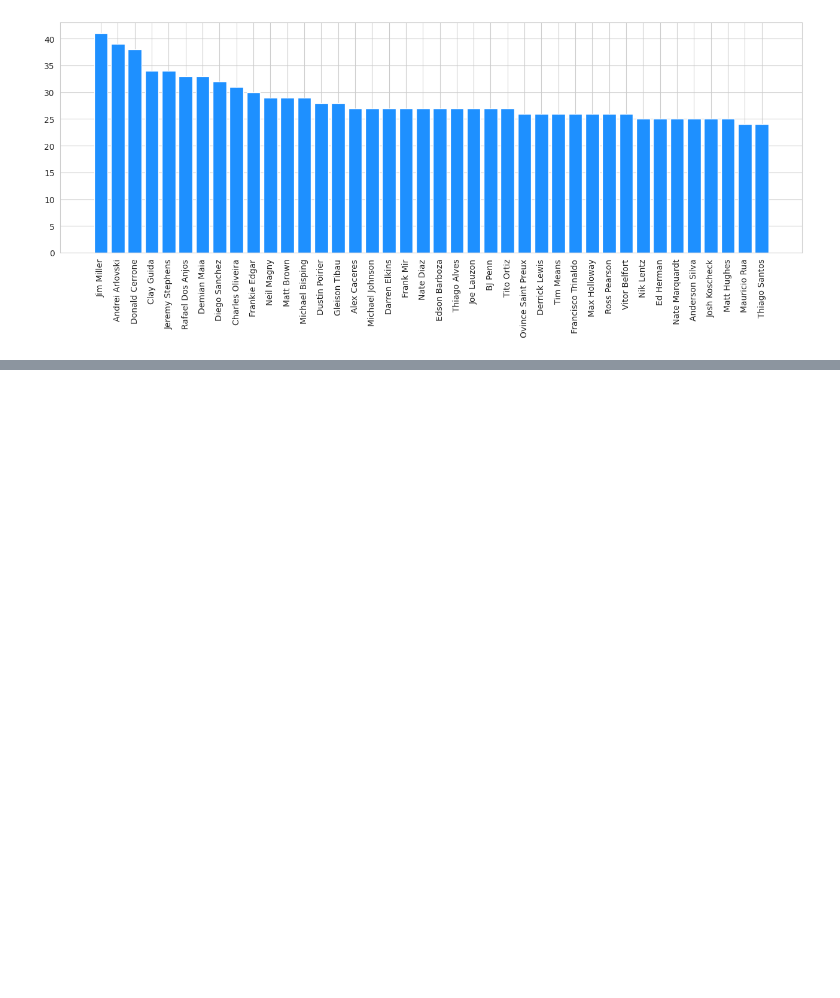
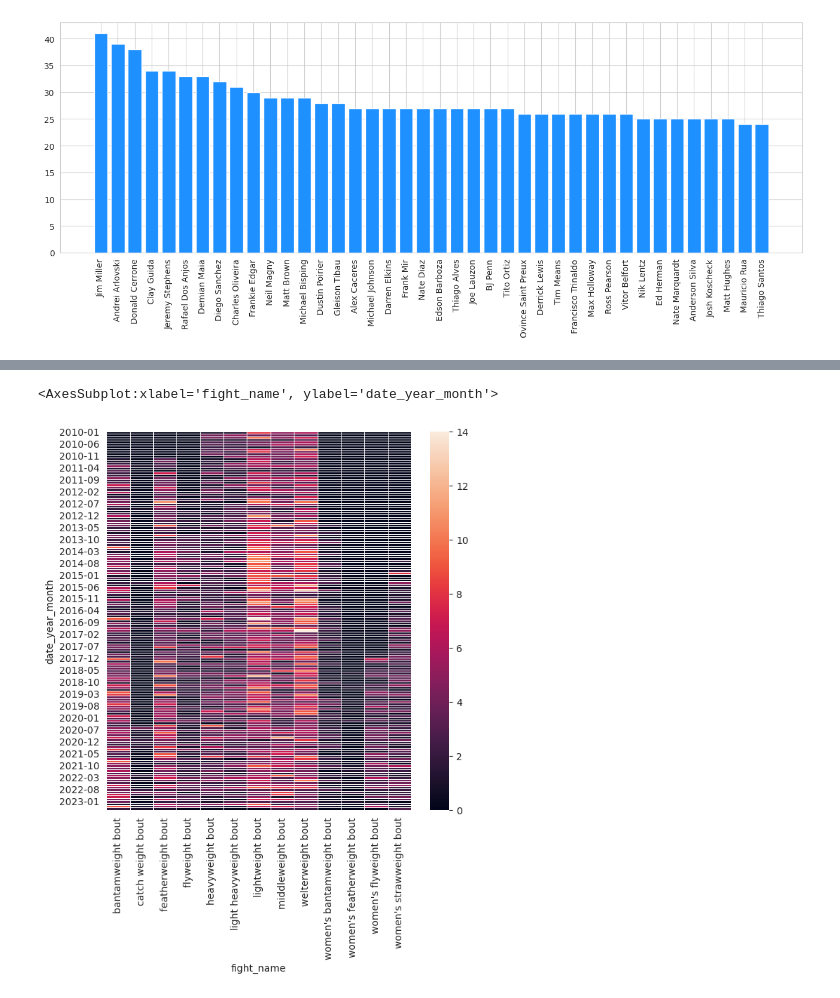
Before and after one commit to andreitsev/ufc, a Jupyter notebook: notebooks/2.0 EDA.ipynb, the cells around one changed output, grey strips where cells are left out. Saved outputs shown, nothing was run; the diff lists cells and outputs as text; code cells hidden in the pictures; blank space fills up the shorter version.

```diff
--- a/notebooks/2.0 EDA.ipynb
+++ b/notebooks/2.0 EDA.ipynb
@@ -145,0 +154,28 @@ record_df.sort_values(by=['wl_diff', 'wins', 'losses'], ascending=[False, False,
+# %%
+tmp = (
+    df.loc[
+        (
+            df['fight_name'].apply(
+                lambda x: (not x.startswith('ufc')) and (not x.startswith('ultimate')) and (not x.startswith('tuf'))
+            )
+        ) &
+        (df['date_processed'] >= datetime(2010, 1, 1))
+    ]
+    .groupby('date_year_month')
+    ['fight_name']
+    .value_counts()
+    .reset_index()
+)
+
+weights_by_month_df = pd.pivot_table(
+    data=tmp,
+    values='count',
+    index='date_year_month',
+    columns='fight_name',
+    aggfunc=sum,
+    fill_value=0,
+)
+sns.heatmap(weights_by_month_df, lw=0.5, annot=False)
+# %% [output]
+<AxesSubplot:xlabel='fight_name', ylabel='date_year_month'>
+[figure, added]
```
Also changed, not shown: parts of 12 cells of this notebook, 2 other files.
